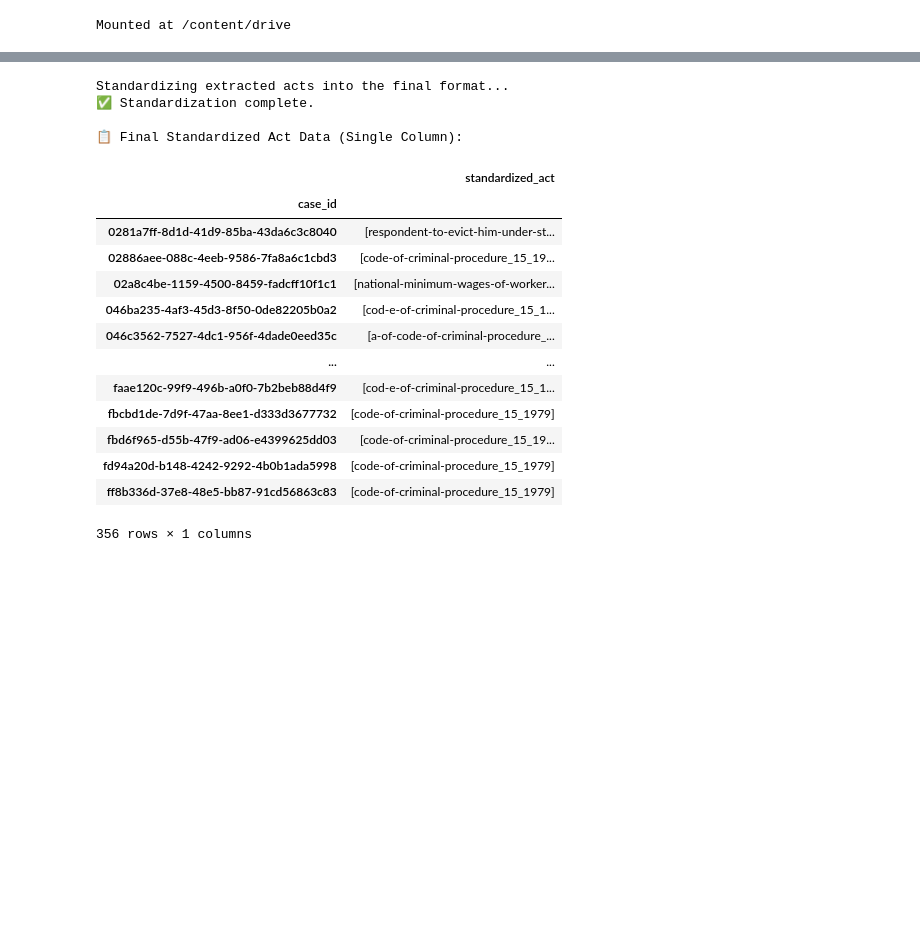
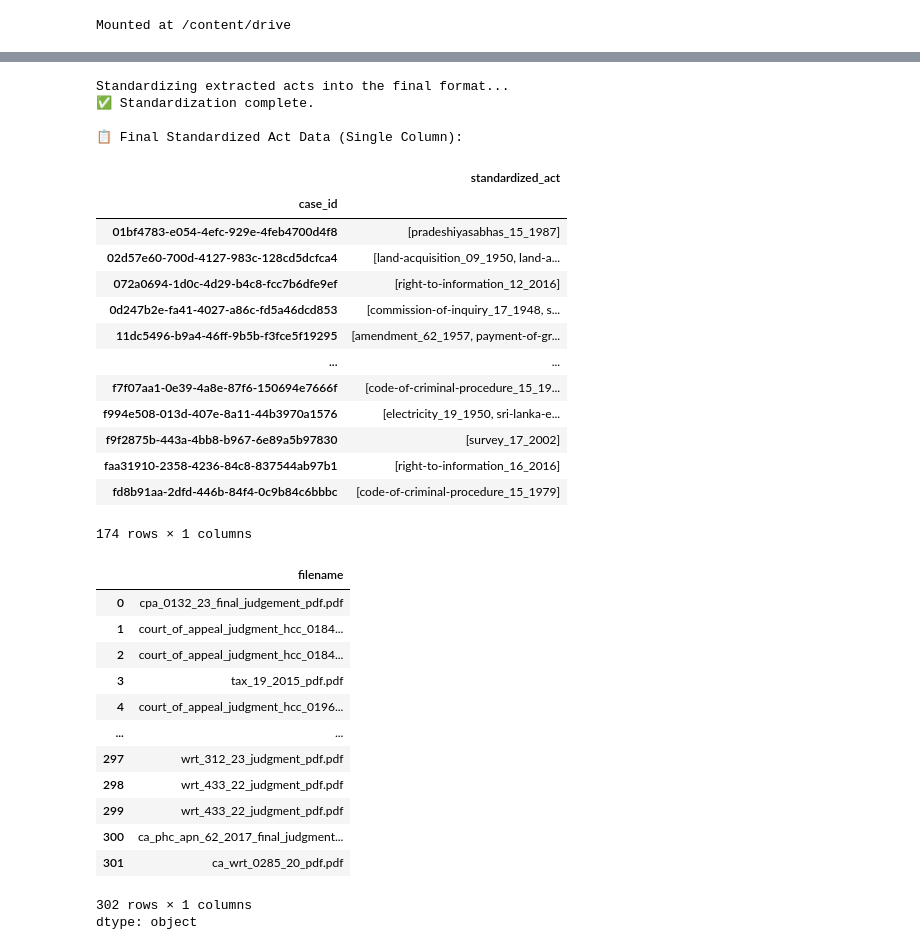
Before and after one commit to HackElite-FYP/Legal-Research-Platform-Core, a Jupyter notebook: cases, acts reference.ipynb, the cells around one changed output, grey strips where cells are left out. Saved outputs shown, nothing was run; the diff lists cells and outputs as text; code cells hidden in the pictures; blank space fills up the shorter version.

```diff
--- a/cases, acts reference.ipynb
+++ b/cases, acts reference.ipynb
@@ -23,7 +23,7 @@ from IPython.display import display
 # 📁 Configuration and Data Loading
 
 # CHANGE THIS LINE to point to your file path
-file_path = r"/content/drive/MyDrive/FYP/cases_2024.json"
+file_path = r"/content/drive/MyDrive/FYP/cases_2024_v2.json"
 
 try:
     with open(file_path, 'r', encoding='utf-8') as file:
@@ -48,15 +48,22 @@ if case_data:
     print("Processing case data to extract raw act references...")
     for case in case_data:
         case_id = case.get("id", "Unknown")
-        content = case.get("text", "").replace('\n', ' ')
+        file_name = case.get("filename", "")
+
+        content = case.get("translated", "").replace('\n', ' ')
 
         # 🔍 Use the extract_acts function instead of inline regex
         acts_found = extract_acts(content)
+        filtered_acts = []
+        for act in acts_found:
+            if len(act.split()) < 10:
+                filtered_acts.append(act)
 
-        if acts_found:
+        if filtered_acts:
             raw_case_act_map.append({
                 "case_id": case_id,
-                "raw_acts": sorted(list(set(acts_found)))
+                "filename":file_name,
+                "raw_acts": sorted(list(set(filtered_acts)))
             })
 
     print(f"✅ Extraction complete. Found act references in {len(raw_case_act_map)} cases.")
@@ -176,46 +183,62 @@ print("\nStandardizing extracted acts into the final format...")
 if 'raw_case_act_map' in locals() and raw_case_act_map:
     for entry in raw_case_act_map:
         case_id = entry["case_id"]
         for raw_act in entry["raw_acts"]:
             # Get the structured dictionary with the fully formatted name
             structured_act = standardizer.standardize(raw_act)
+            filename = entry["filename"]
 
             # Format the final string as "Name - No. X - YYYY"
             formatted_string = f"{structured_act['act_name']}_{structured_act['act_number']}_{structured_act['year']}"
 
             final_structured_list.append({
                 "case_id": case_id,
+                "filename":filename,
                 "standardized_act": formatted_string
             })
 
     # Convert the list to a DataFrame for display
     final_df = pd.DataFrame(final_structured_list)
 
     # Show the final results
     print("✅ Standardization complete.")
     print("\n📋 Final Standardized Act Data (Single Column):")
-    display(final_df.groupby("case_id")["standardized_act"].apply(list).to_frame())
+    display(final_df.groupby("case_id")["standardized_act"].apply(list).to_frame(), final_df["filename"] )
 else:
     print("⚠️ No raw act data (`raw_case_act_map`) found to process. Please run the extraction cell first.")
 # %% [output]
 Standardizing extracted acts into the final format...
 ✅ Standardization complete.
 
 📋 Final Standardized Act Data (Single Column):
 |  | standardized_act |
 | case_id |  |
-| 0281a7ff-8d1d-41d9-85ba-43da6c3c8040 | [respondent-to-evict-him-under-st... |
-| 02886aee-088c-4eeb-9586-7fa8a6c1cbd3 | [code-of-criminal-procedure_15_19... |
-| 02a8c4be-1159-4500-8459-fadcff10f1c1 | [national-minimum-wages-of-worker... |
-| 046ba235-4af3-45d3-8f50-0de82205b0a2 | [cod-e-of-criminal-procedure_15_1... |
-| 046c3562-7527-4dc1-956f-4dade0eed35c | [a-of-code-of-criminal-procedure_... |
+| 01bf4783-e054-4efc-929e-4feb4700d4f8 | [pradeshiyasabhas_15_1987] |
+| 02d57e60-700d-4127-983c-128cd5dcfca4 | [land-acquisition_09_1950, land-a... |
+| 072a0694-1d0c-4d29-b4c8-fcc7b6dfe9ef | [right-to-information_12_2016] |
+| 0d247b2e-fa41-4027-a86c-fd5a46dcd853 | [commission-of-inquiry_17_1948, s... |
+| 11dc5496-b9a4-46ff-9b5b-f3fce5f19295 | [amendment_62_1957, payment-of-gr... |
 | ... | ... |
-| faae120c-99f9-496b-a0f0-7b2beb88d4f9 | [cod-e-of-criminal-procedure_15_1... |
-| fbcbd1de-7d9f-47aa-8ee1-d333d3677732 | [code-of-criminal-procedure_15_1979] |
-| fbd6f965-d55b-47f9-ad06-e4399625dd03 | [code-of-criminal-procedure_15_19... |
-| fd94a20d-b148-4242-9292-4b0b1ada5998 | [code-of-criminal-procedure_15_1979] |
-| ff8b336d-37e8-48e5-bb87-91cd56863c83 | [code-of-criminal-procedure_15_1979] |
+| f7f07aa1-0e39-4a8e-87f6-150694e7666f | [code-of-criminal-procedure_15_19... |
+| f994e508-013d-407e-8a11-44b3970a1576 | [electricity_19_1950, sri-lanka-e... |
+| f9f2875b-443a-4bb8-b967-6e89a5b97830 | [survey_17_2002] |
+| faa31910-2358-4236-84c8-837544ab97b1 | [right-to-information_16_2016] |
+| fd8b91aa-2dfd-446b-84f4-0c9b84c6bbbc | [code-of-criminal-procedure_15_1979] |
-356 rows × 1 columns
+174 rows × 1 columns
+|  | filename |
+| 0 | cpa_0132_23_final_judgement_pdf.pdf |
+| 1 | court_of_appeal_judgment_hcc_0184... |
+| 2 | court_of_appeal_judgment_hcc_0184... |
+| 3 | tax_19_2015_pdf.pdf |
+| 4 | court_of_appeal_judgment_hcc_0196... |
+| ... | ... |
+| 297 | wrt_312_23_judgment_pdf.pdf |
+| 298 | wrt_433_22_judgment_pdf.pdf |
+| 299 | wrt_433_22_judgment_pdf.pdf |
+| 300 | ca_phc_apn_62_2017_final_judgment... |
+| 301 | ca_wrt_0285_20_pdf.pdf |
+302 rows × 1 columns
+dtype: object
 # %%
 # 🧠 Neo4j Connector Class
 
```
Also changed, not shown: parts of 5 cells of this notebook.
